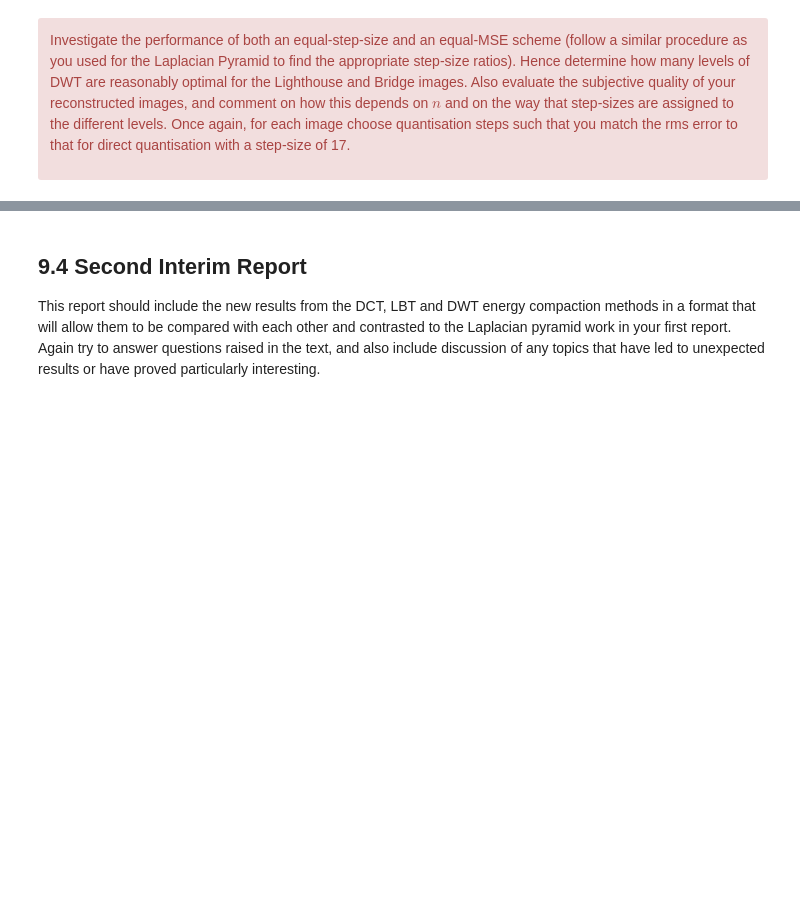
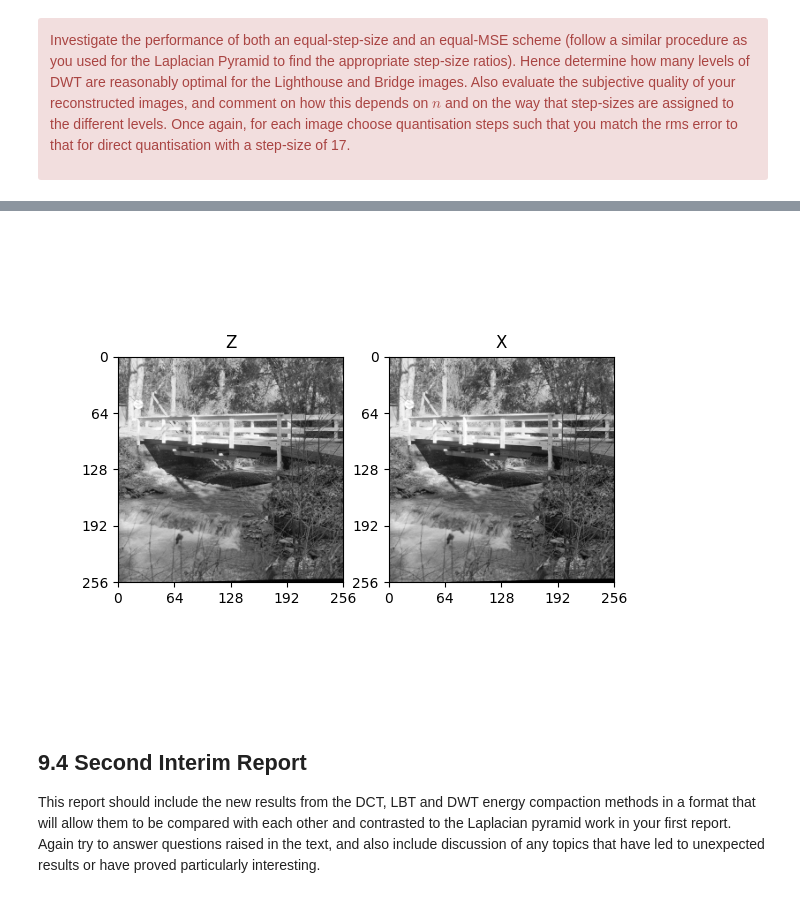
Before and after one commit to AndrewKeYanzhe/cued_sf2_lab-master, a Jupyter notebook: 9-dwt.ipynb, the cells around one changed output, grey strips where cells are left out. Saved outputs shown, nothing was run; the diff lists cells and outputs as text; code cells hidden in the pictures; blank space fills up the shorter version.

Commit message:
dwt equal step size: vary layers n and find optimal stepsize for each n

```diff
--- a/9-dwt.ipynb
+++ b/9-dwt.ipynb
@@ -642,0 +641,89 @@ to the different levels. Once again, for each image choose quantisation steps su
+# %%
+# your code here
+
+#equal step size scheme
+
+
+Xl, _ = load_mat_img(img='lighthouse.mat', img_info='X', cmap_info={'map', 'map2'})
+Xl = Xl - 128.0
+
+
+
+def f(step_size):
+    dwtstep = np.full((3, n+1), step_size)
+    Yq,dwtent=quantdwt(Y,dwtstep)
+    Z = nlevidwt(Yq,n)
+
+    return abs(np.std(X-Xq)-np.std(X-Z)) #rms error
+
+
+
+X=Xl
+print("lighthouse")
+print("entropy of quantisaton only",bpp(quantise(X,17))*X.shape[0]*X.shape[1])
+Xq = quantise(X,17)
+
+for n in list(range(1, 8)):
+    Y=nlevdwt(X, n)
+
+    decimal_range_stepsize = np.arange(0.1, 3, 0.1)
+
+    optimal_step = -1
+    smallest_diff = 10e15
+
+    for i in decimal_range_stepsize:
+        # print(i,"             ",abs(f(i)))
+        if f(i) < smallest_diff:
+            smallest_diff = f(i)
+            optimal_step = i
+
+
+    dwtstep = np.full((3, n+1), optimal_step)
+    Yq,dwtent=quantdwt(Y,dwtstep)
+    print("optimal_step with layers =",n,"  ", f"{optimal_step:.1f}","    entropy",np.sum(dwtent))
+
+
+X=Xb
+print("bridge")
+print("entropy of quantisaton only",bpp(quantise(X,17))*X.shape[0]*X.shape[1])
+Xq = quantise(X,17)
+
+for n in list(range(1, 8)):
+    Y=nlevdwt(X, n)
+
+    decimal_range_stepsize = np.arange(0.1, 2.5, 0.1)
+
+    optimal_step = -1
+    smallest_diff = 10e15
+
+    for i in decimal_range_stepsize:
+        # print(i,"             ",abs(f(i)))
+        if f(i) < smallest_diff:
+            smallest_diff = f(i)
+            optimal_step = i
+
+
+    dwtstep = np.full((3, n+1), optimal_step)
+    Yq,dwtent=quantdwt(Y,dwtstep)
+    print("optimal_step with layers =",n,"  ", f"{optimal_step:.1f}","    entropy",np.sum(dwtent))
+
+n=4
+Y=nlevdwt(X, n)
+dwtstep = np.full((3, n+1), optimal_step)
+Yq,dwtent=quantdwt(Y,dwtstep)
+Z = nlevidwt(Yq,n)
+
+fig, axs = plt.subplots(1, 2)
+plot_image(Z, ax=axs[0])
+axs[0].set(title="Z")
+plot_image(X, ax=axs[1])
+axs[1].set(title="X");
+
+print("rms error",np.std(X-Z))
+
+# Y_q = quantise(Y,optimal_step)
+
+# dwt always has lower entropy which is good
+# 4 layers recommended?
+# check if stepsize at each n is correct
+# %% [output]
@@ -643,3 +749,4 @@ to the different levels. Once again, for each image choose quantisation steps su
+[figure, added]
 # %% [markdown]
 ## 9.4 Second Interim Report
 
```
Also changed, not shown: parts of 3 cells of this notebook.
